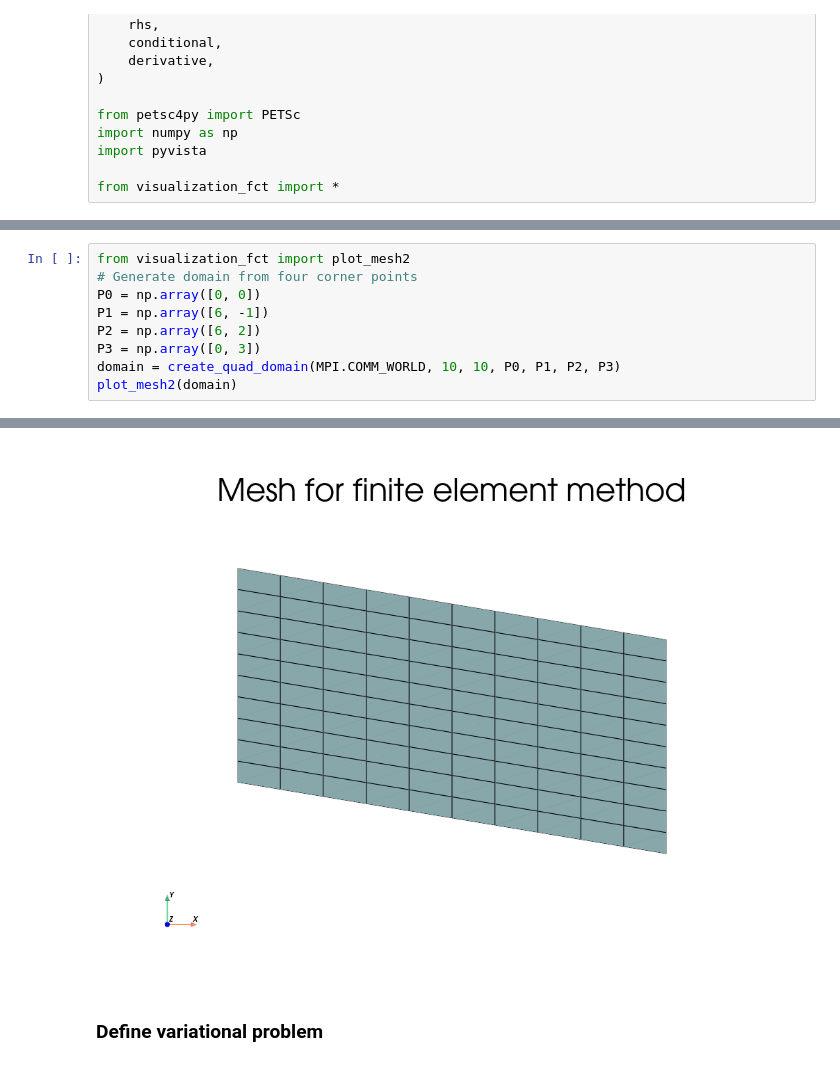
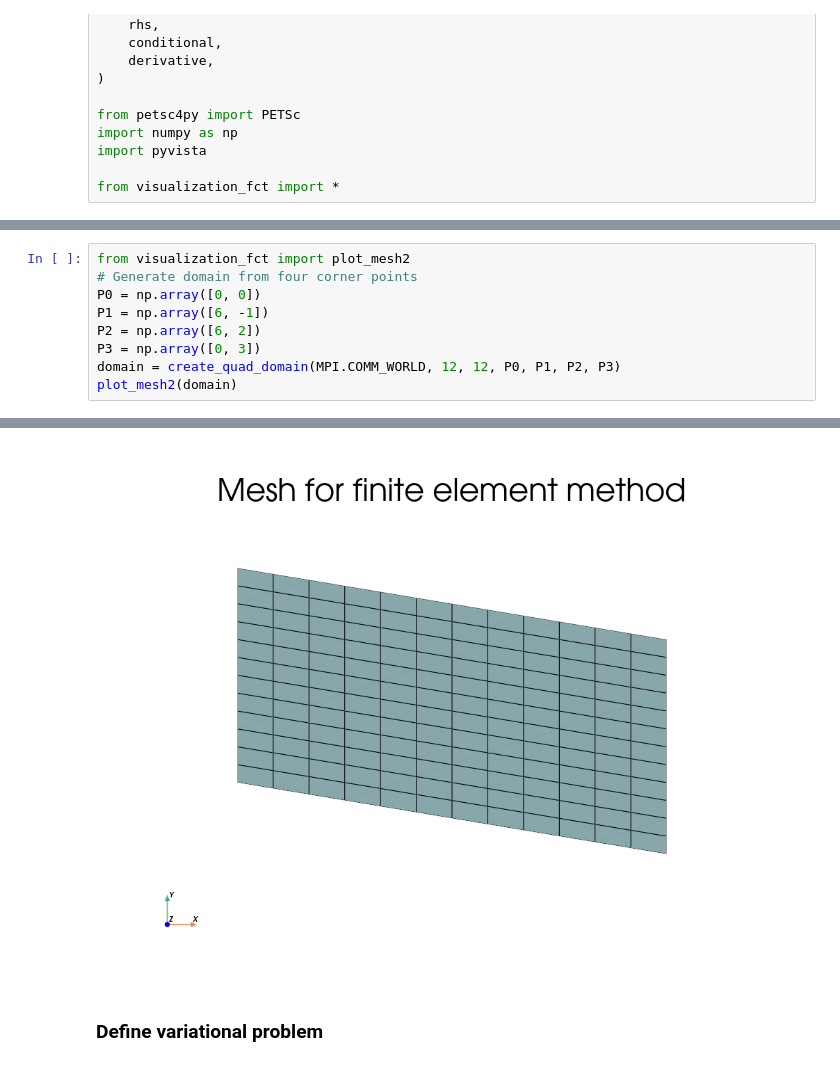
Before and after one commit to lannika-ut/ScientificPractice, a Jupyter notebook: FiniteElements/Richards_heterogen_flexibler.ipynb, the cells around one changed output, grey strips where cells are left out. Cells and saved outputs as stored; diff of their text form.

```diff
--- a/FiniteElements/Richards_heterogen_flexibler.ipynb
+++ b/FiniteElements/Richards_heterogen_flexibler.ipynb
@@ -96,6 +97,6 @@ P0 = np.array([0, 0])
 P1 = np.array([6, -1])
 P2 = np.array([6, 2])
 P3 = np.array([0, 3])
-domain = create_quad_domain(MPI.COMM_WORLD, 10, 10, P0, P1, P2, P3)
+domain = create_quad_domain(MPI.COMM_WORLD, 12, 12, P0, P1, P2, P3)
 plot_mesh2(domain)
 # %% [output]
@@ -103,4 +103,4 @@ plot_mesh2(domain)
-[figure, old version]
+[figure, new version]
 # %% [markdown]
 ### Define variational problem
 # %% [markdown]
```
Also changed, not shown: parts of 4 cells of this notebook, 6 other files.
